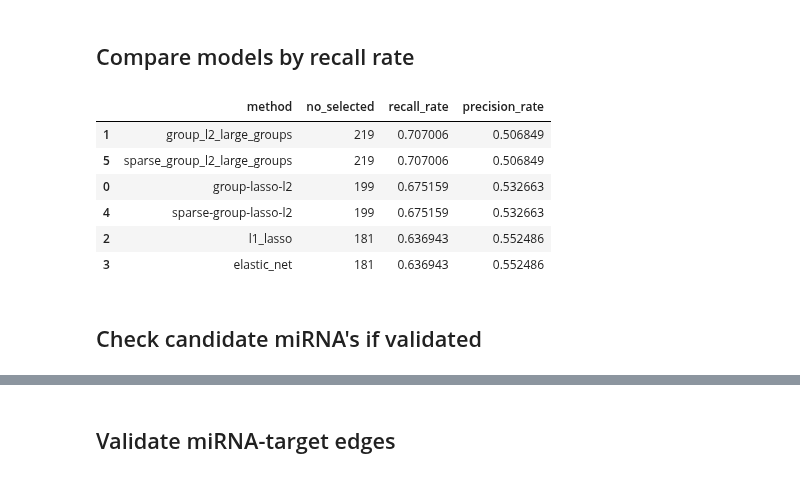
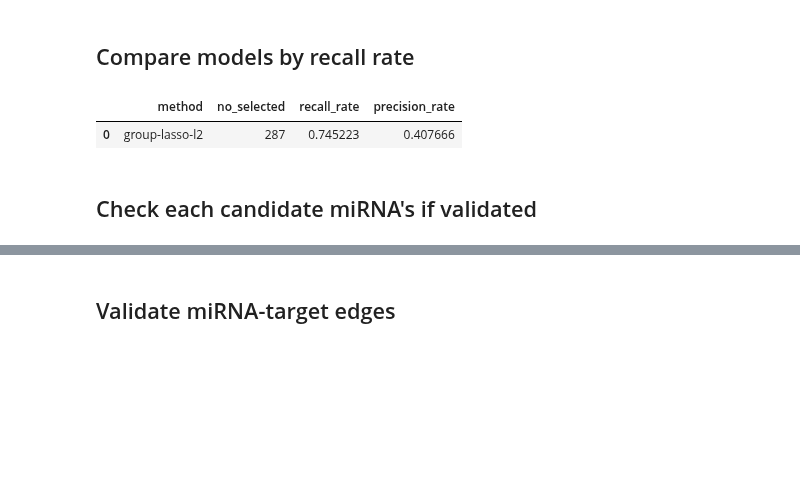
Before and after one commit to JonnyTran/microRNA-Lung-Cancer-Associations, a Jupyter notebook: notebooks/miRNA-gene_exp.ipynb, the cells around one changed output, grey strips where cells are left out. Cells and saved outputs as stored; diff of their text form; code cells hidden in the pictures; blank space fills up the shorter version.

```diff
--- a/notebooks/miRNA-gene_exp.ipynb
+++ b/notebooks/miRNA-gene_exp.ipynb
@@ -319,12 +319,10 @@ from src.models.group_lasso_spams import SPAMSClassifier
 
 myfloat = np.float
 param = {'numThreads': -1, 'verbose': True,
-         'it0': 10, 'max_it': 300,
+         'it0': 10, 'max_it': 500,
          'L0': 0.1, 'tol': 1e-3, 'intercept': False,
          'pos': False}
-param['loss'] = 'multi-logistic'
-param['regul'] = 'elastic-net'
-param['lambda1'] = 0.5
+param['lambda1'] = 0.3
 # param['lambda2'] = 0.5
 
 X_train, X_test, Y_train, Y_test = \
@@ -337,6 +335,8 @@ Y_train = np.reshape(Y_train, [Y_train.shape[0], 1])
 print "X_train", X_train.shape
 print "Y_train", Y_train.shape, np.unique(Y_train)
 
+param['loss'] = 'multi-logistic'
+param['regul'] = 'sparse-group-lasso-l2'
 group_l2 = SPAMSClassifier()
 group_l2.fit(X_train, Y_train, groups=network.get_miRNA_groups(mirna_list, smaller_groups=True), params=param)
 #
@@ -379,6 +396,9 @@ for model, name in [(group_l2, 'group-lasso-l2')]:
     # print metrics.classification_report(Y_test, model.predict(X_test),
     #                                 labels=[-1, 1],
     #                                 target_names=['normal', 'Stages'])
+    print metrics.classification_report(Y_train, model.predict(X_train),
+                                    labels=[0, 1, 2, 3, 4],
+                                    target_names=['normal', 'Stage I', 'Stage II', 'Stage III', 'Stage IV'])
 
     print metrics.classification_report(Y_test, model.predict(X_test),
                                     labels=[0, 1, 2, 3, 4],
@@ -436,30 +456,27 @@ mir2disease_nsclc_miRNAs (24,) ['hsa-let-7g' 'hsa-mir-372' 'hsa-mir-107' 'hsa-mi
 # %%
 from src.utils.validate_candidate_miRNAs import recall_rate, precision_rate
 
 pandas.DataFrame([[name,
                    model.get_selected_miRNAs(mirna_list)['miRNA'].shape[0],
                    recall_rate(candidate_miRNAs=model.get_selected_miRNAs(mirna_list)['miRNA'].tolist(),
                                validated_miRNAs=HMDD_lung_neoplasm_miRNAs),
                    precision_rate(candidate_miRNAs=model.get_selected_miRNAs(mirna_list)['miRNA'].tolist(),
                                   validated_miRNAs=HMDD_lung_neoplasm_miRNAs) ] \
-                  for model, name in [(group_l2, 'group-lasso-l2'),
-                                      (group_l2_large_groups, 'group_l2_large_groups'),
-                                      (l1_lasso, 'l1_lasso'),
-                                      (elastic_net, 'elastic_net'),
-                                      (sparse_group_l2, 'sparse-group-lasso-l2'),
-                                      (sparse_group_l2_large_groups, 'sparse_group_l2_large_groups')]
+                  for model, name in [(group_l2, 'group-lasso-l2')]
                   ], columns=['method', 'no_selected', 'recall_rate', 'precision_rate'])\
     .sort('recall_rate', ascending=False)
+
+
+# (group_l2_large_groups, 'group_l2_large_groups'),
+# (l1_lasso, 'l1_lasso'),
+# (elastic_net, 'elastic_net'),
+# (sparse_group_l2, 'sparse-group-lasso-l2'),
+# (sparse_group_l2_large_groups, 'sparse_group_l2_large_groups')
 # %% [output]
 |  | method | no_selected | recall_rate | precision_rate |
-| 1 | group_l2_large_groups | 219 | 0.707006 | 0.506849 |
-| 5 | sparse_group_l2_large_groups | 219 | 0.707006 | 0.506849 |
-| 0 | group-lasso-l2 | 199 | 0.675159 | 0.532663 |
-| 4 | sparse-group-lasso-l2 | 199 | 0.675159 | 0.532663 |
-| 2 | l1_lasso | 181 | 0.636943 | 0.552486 |
-| 3 | elastic_net | 181 | 0.636943 | 0.552486 |
+| 0 | group-lasso-l2 | 287 | 0.745223 | 0.407666 |
 # %% [markdown]
-## Check candidate miRNA's if validated
+## Check each candidate miRNA's if validated
 # %%
 candidate_miRNAs = group_l2_large_groups.get_selected_miRNAs(mirna_list)
 candidate_miRNAs['validated'] = candidate_miRNAs.apply(lambda row: row['miRNA'] in HMDD_lung_neoplasm_miRNAs, axis=1)
```
Also changed, not shown: parts of 5 cells of this notebook, 1 other file.
